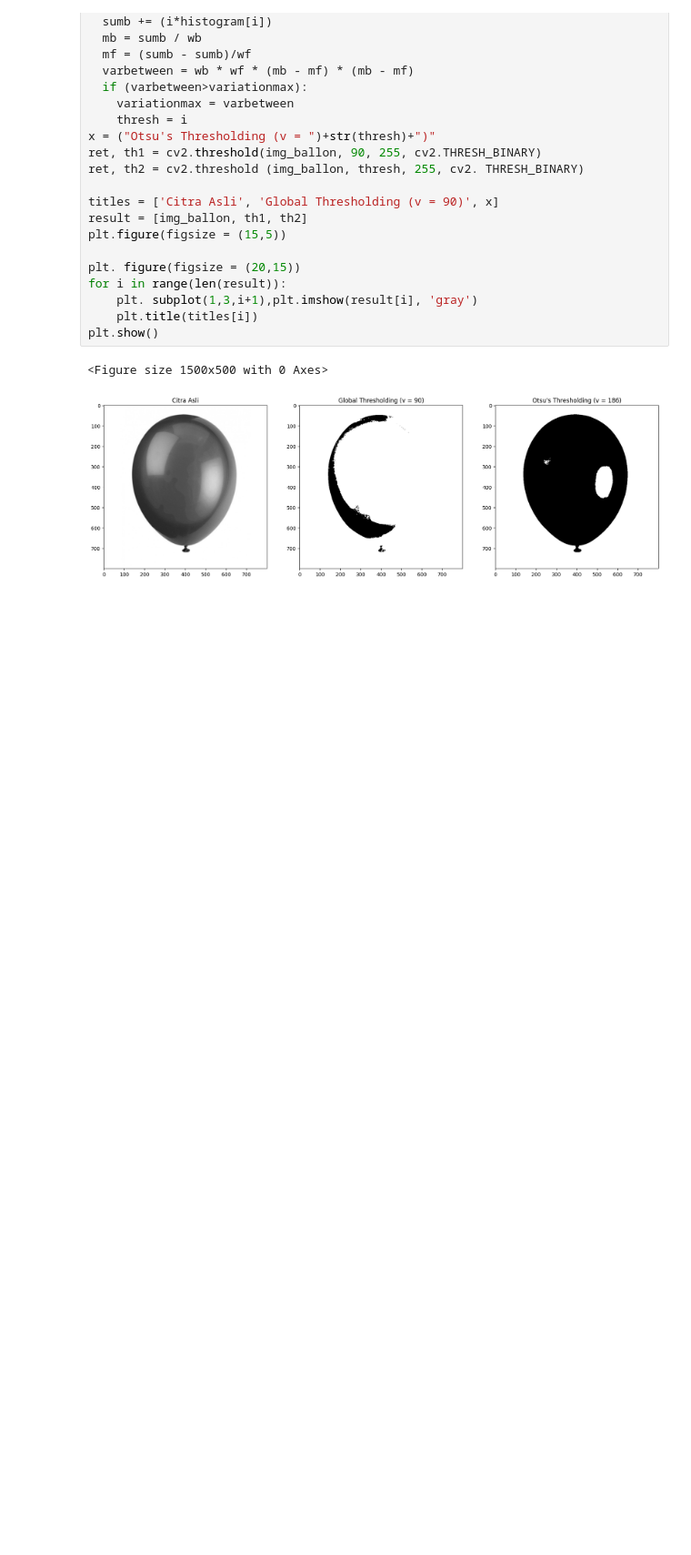
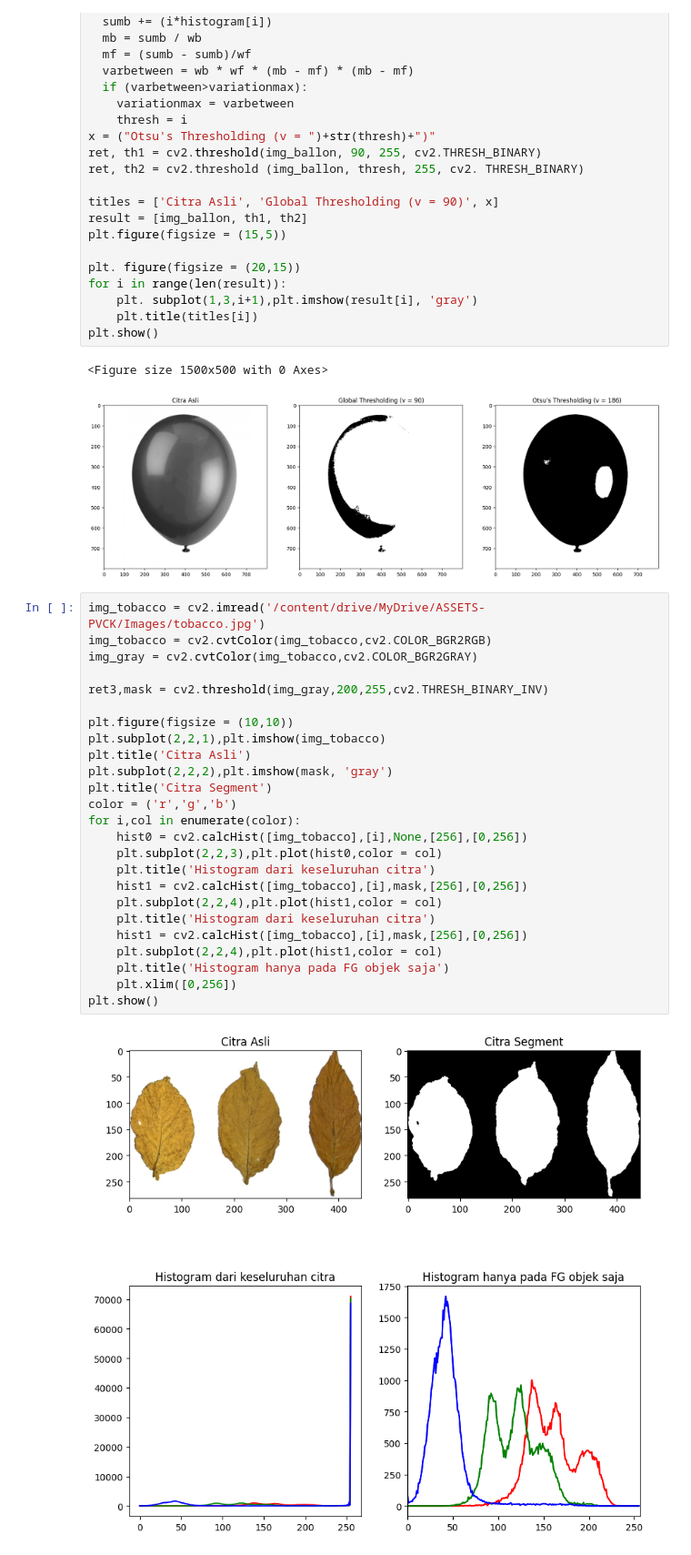
Before and after one commit to irbaadika/PCVK_Genap_2023, a Jupyter notebook: Jobsheet10.ipynb, the cells around one changed output. Shown at 91% size. Cells and saved outputs as stored; diff of their text form; blank space fills up the shorter version.

```diff
--- a/Jobsheet10.ipynb
+++ b/Jobsheet10.ipynb
@@ -120,3 +120,30 @@ plt.show()
 # %% [output]
 <Figure size 1500x500 with 0 Axes>
 [figure]
+# %%
+img_tobacco = cv2.imread('/content/drive/MyDrive/ASSETS-PVCK/Images/tobacco.jpg')
+img_tobacco = cv2.cvtColor(img_tobacco,cv2.COLOR_BGR2RGB)
+img_gray = cv2.cvtColor(img_tobacco,cv2.COLOR_BGR2GRAY)
+
+ret3,mask = cv2.threshold(img_gray,200,255,cv2.THRESH_BINARY_INV)
+
+plt.figure(figsize = (10,10))
+plt.subplot(2,2,1),plt.imshow(img_tobacco)
+plt.title('Citra Asli')
+plt.subplot(2,2,2),plt.imshow(mask, 'gray')
+plt.title('Citra Segment')
+color = ('r','g','b')
+for i,col in enumerate(color):
+    hist0 = cv2.calcHist([img_tobacco],[i],None,[256],[0,256])
+    plt.subplot(2,2,3),plt.plot(hist0,color = col)
+    plt.title('Histogram dari keseluruhan citra')
+    hist1 = cv2.calcHist([img_tobacco],[i],mask,[256],[0,256])
+    plt.subplot(2,2,4),plt.plot(hist1,color = col)
+    plt.title('Histogram dari keseluruhan citra')
+    hist1 = cv2.calcHist([img_tobacco],[i],mask,[256],[0,256])
+    plt.subplot(2,2,4),plt.plot(hist1,color = col)
+    plt.title('Histogram hanya pada FG objek saja')
+    plt.xlim([0,256])
+plt.show()
+# %% [output]
+[figure, added]
```
Also changed, not shown: parts of 1 cell of this notebook.
